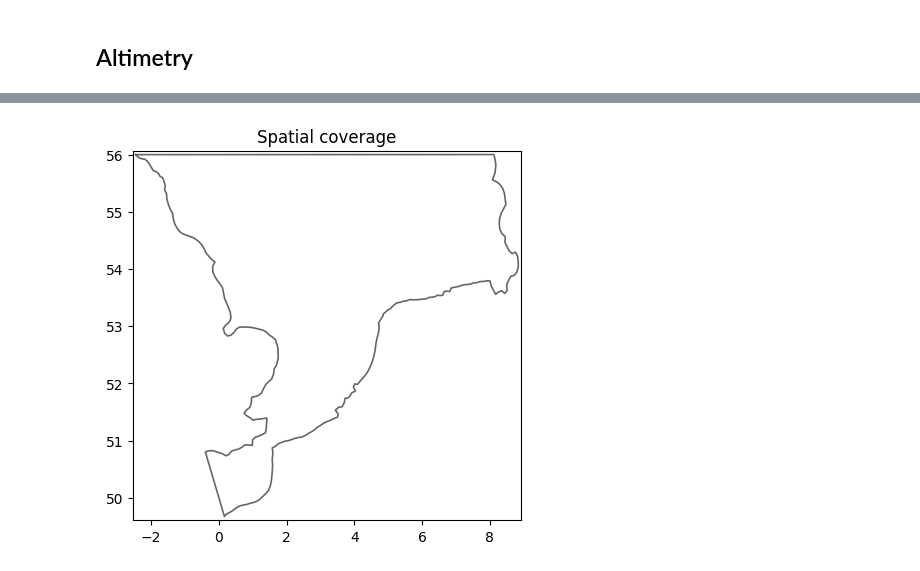
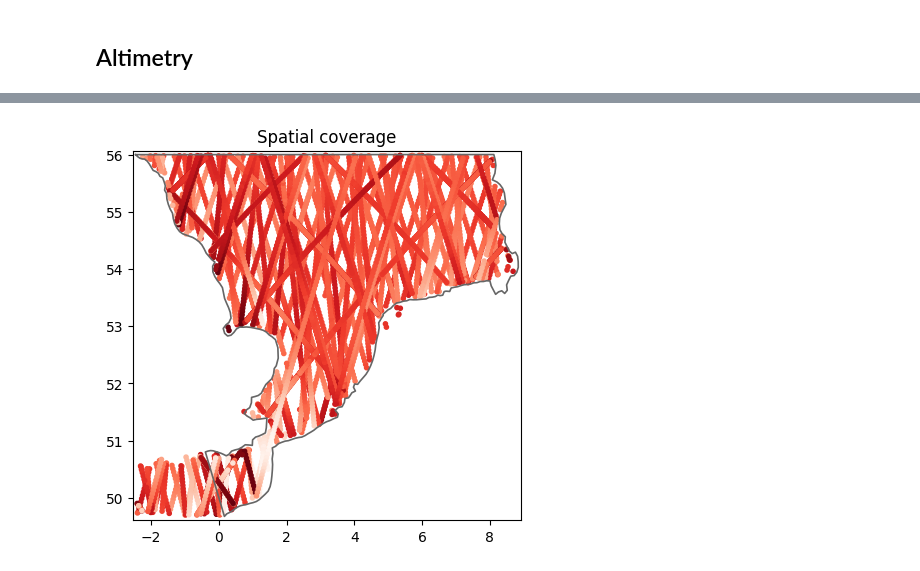
Before and after one commit to DHI/WaterBench-MIKE21HD-SouthernNorthSea, a Jupyter notebook: code/explore_observation_data.ipynb, the cells around one changed output, grey strips where cells are left out. Cells and saved outputs as stored; diff of their text form; code cells hidden in the pictures.

```diff
--- a/code/explore_observation_data.ipynb
+++ b/code/explore_observation_data.ipynb
@@ -56,5 +56,7 @@ ms.plotting.temporal_coverage(altlist);
+# %%
+altlist_jan22 = [al.sel(time=slice("2022-01-01","2022-01-31")) for al in altlist]
 # %%
-ms.plotting.spatial_overview(altlist, mod=msh.geometry);
+ms.plotting.spatial_overview(altlist_jan22, mod=msh.geometry);
 plt.savefig("../figures/altimetry_coverage.png", dpi=300, bbox_inches="tight")
 # %% [output]
-[figure, old version]
+[figure, new version]
```
Also changed, not shown: parts of 1 cell of this notebook, 3 other files.
